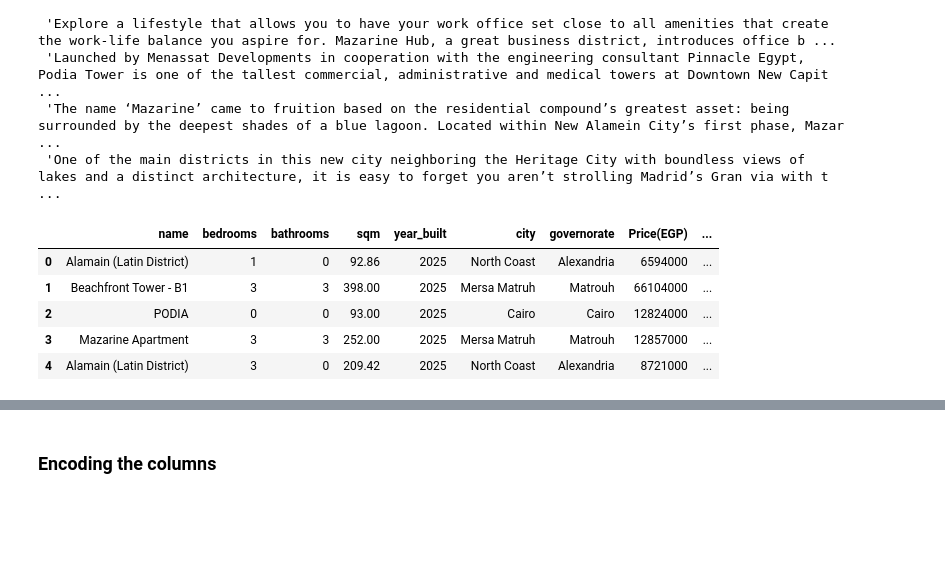
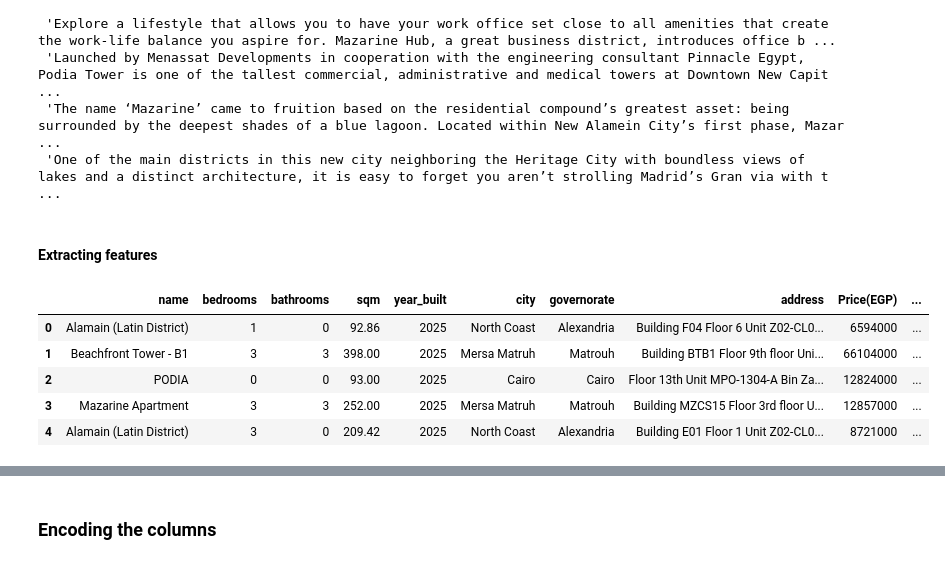
Before and after one commit to MinaAlberDS/Codveda-Internship, a Jupyter notebook: Level 1/Task 2/Data_cleaning.ipynb, the cells around one changed output, grey strips where cells are left out. Drawn from its saved outputs; the diff is of its cells as text; code cells hidden in the pictures; blank space fills up the shorter version.

Commit message:
Modify on data cleaning section for better analysis, and use ydata-proffiling report to identify relationships, and alerts

```diff
--- a/Level 1/Task 2/Data_cleaning.ipynb
+++ b/Level 1/Task 2/Data_cleaning.ipynb
@@ -377,7 +397,0 @@ Ok I will make a dummy variables from 0 - 7, and the other floor I will called i
-# %%
-# Create a mask for floor numbers 0-6 and 'ground'
-mask = Floor_number.isin([str(i) for i in range(1, 8)] + ["ground"])
-
-Floor_number[~mask] = "Others"  # replace the non-enough to Others
-
-Floor_number.value_counts()
@@ -395,0 +400,16 @@ Name: count, dtype: int64
+# %%
+def floor_group(x):
+    try:
+        x = float(x) # convert it to float
+        if x <= 2:
+            return "LowFloor"
+        elif x >= 3 and x <= 7:
+            return "MidFloor"
+        else:
+            return "HighFloor"
+    except:
+        if x == "upper":
+            return "HighFloor"
+
+Floor_number = Floor_number.apply(floor_group)
+Floor_number
@@ -396,5 +429,5 @@ Name: count, dtype: int64
 # %%
-Floor_dummies = pd.get_dummies(Floor_number, dtype=int, prefix="Floor")# the Floor dummies excluding
+Floor_dummies = pd.get_dummies(Floor_number, dtype=int)# the Floor dummies excluding
 re_df= re_df.join(Floor_dummies)
 
 re_df
@@ -415,5 +447,0 @@ re_df
-# %%
-# Remove the address column
-re_df.drop("address", axis = 1 , inplace=True)
-# Preview the data
-re_df.head()
@@ -434,25 +455,27 @@ re_df["description"][:5].to_list()
  'Launched by Menassat Developments in cooperation with the engineering consultant Pinnacle Egypt, Podia Tower is one of the tallest commercial, administrative and medical towers at Downtown New Capit ...
  'The name ‘Mazarine’ came to fruition based on the residential compound’s greatest asset: being surrounded by the deepest shades of a blue lagoon. Located within New Alamein City’s first phase, Mazar ...
  'One of the main districts in this new city neighboring the Heritage City with boundless views of lakes and a distinct architecture, it is easy to forget you aren’t strolling Madrid’s Gran via with t ...
+# %% [markdown]
+#### Extracting features
 # %%
 def Extract_description_columns(keywords:list):
     """Create boolean columns for each keyword indicating its presence in the description column."""
     for keyword in keywords:
         re_df[f"has_{keyword}"] = re_df["description"].str.lower().str.contains(keyword, regex=True).astype(int)
 
 keywords = ["easy access","modern","sports","lagoon"
-            ,"beach","garden","pool","retail", "lake","view","Office"]
+            ,"beach","garden","pool","retail", "lake","view","office"]
 
 Extract_description_columns(keywords)
 re_df.drop("description", axis = 1, inplace=True)
 re_df.head()
 # %% [output]
-|  | name | bedrooms | bathrooms | sqm | year_built | city | governorate | Price(EGP) | ... |
-| 0 | Alamain (Latin District) | 1 | 0 | 92.86 | 2025 | North Coast | Alexandria | 6594000 | ... |
-| 1 | Beachfront Tower - B1 | 3 | 3 | 398.00 | 2025 | Mersa Matruh | Matrouh | 66104000 | ... |
-| 2 | PODIA | 0 | 0 | 93.00 | 2025 | Cairo | Cairo | 12824000 | ... |
-| 3 | Mazarine Apartment | 3 | 3 | 252.00 | 2025 | Mersa Matruh | Matrouh | 12857000 | ... |
-| 4 | Alamain (Latin District) | 3 | 0 | 209.42 | 2025 | North Coast | Alexandria | 8721000 | ... |
+|  | name | bedrooms | bathrooms | sqm | year_built | city | governorate | address | Price(EGP) | ... |
+| 0 | Alamain (Latin District) | 1 | 0 | 92.86 | 2025 | North Coast | Alexandria | Building F04 Floor 6 Unit Z02-CL0... | 6594000 | ... |
+| 1 | Beachfront Tower - B1 | 3 | 3 | 398.00 | 2025 | Mersa Matruh | Matrouh | Building BTB1 Floor 9th floor Uni... | 66104000 | ... |
+| 2 | PODIA | 0 | 0 | 93.00 | 2025 | Cairo | Cairo | Floor 13th Unit MPO-1304-A Bin Za... | 12824000 | ... |
+| 3 | Mazarine Apartment | 3 | 3 | 252.00 | 2025 | Mersa Matruh | Matrouh | Building MZCS15 Floor 3rd floor U... | 12857000 | ... |
+| 4 | Alamain (Latin District) | 3 | 0 | 209.42 | 2025 | North Coast | Alexandria | Building E01 Floor 1 Unit Z02-CL0... | 8721000 | ... |
 # %%
 # Display all columns created for the keywords
 re_df[[f"has_{k}" for k in keywords]].sum()
```
Also changed, not shown: parts of 57 cells of this notebook, 12 other files.
